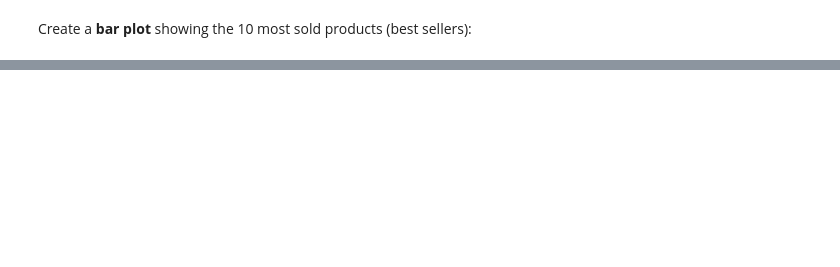
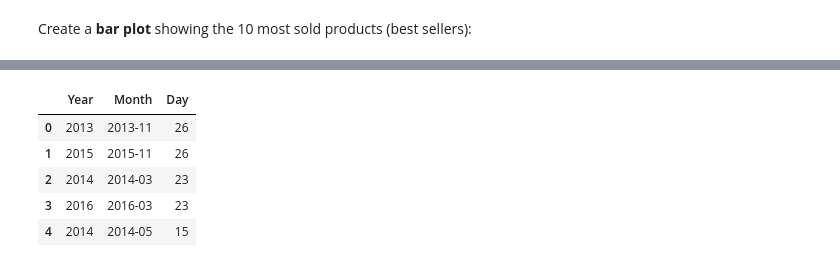
Before and after one commit to rawalrahul/FreeCodeCamp-Pandas-Real-Life-Example, a Jupyter notebook: Exercises_1.ipynb, the cells around one changed output, grey strips where cells are left out. Cells and saved outputs as stored; diff of their text form; code cells hidden in the pictures; blank space fills up the shorter version.

```diff
--- a/Exercises_1.ipynb
+++ b/Exercises_1.ipynb
@@ -299 +314,10 @@ Use `Day`, `Month`, `Year` to create a `Date` column (`YYYY-MM-DD`).
+# %%
+sales[['Year', 'Month', 'Day']].head()
+# %% [output]
+|  | Year | Month | Day |
+| 0 | 2013 | 2013-11 | 26 |
+| 1 | 2015 | 2015-11 | 26 |
+| 2 | 2014 | 2014-03 | 23 |
+| 3 | 2016 | 2016-03 | 23 |
+| 4 | 2014 | 2014-05 | 15 |
 # %%
```
Also changed, not shown: parts of 69 cells of this notebook.
